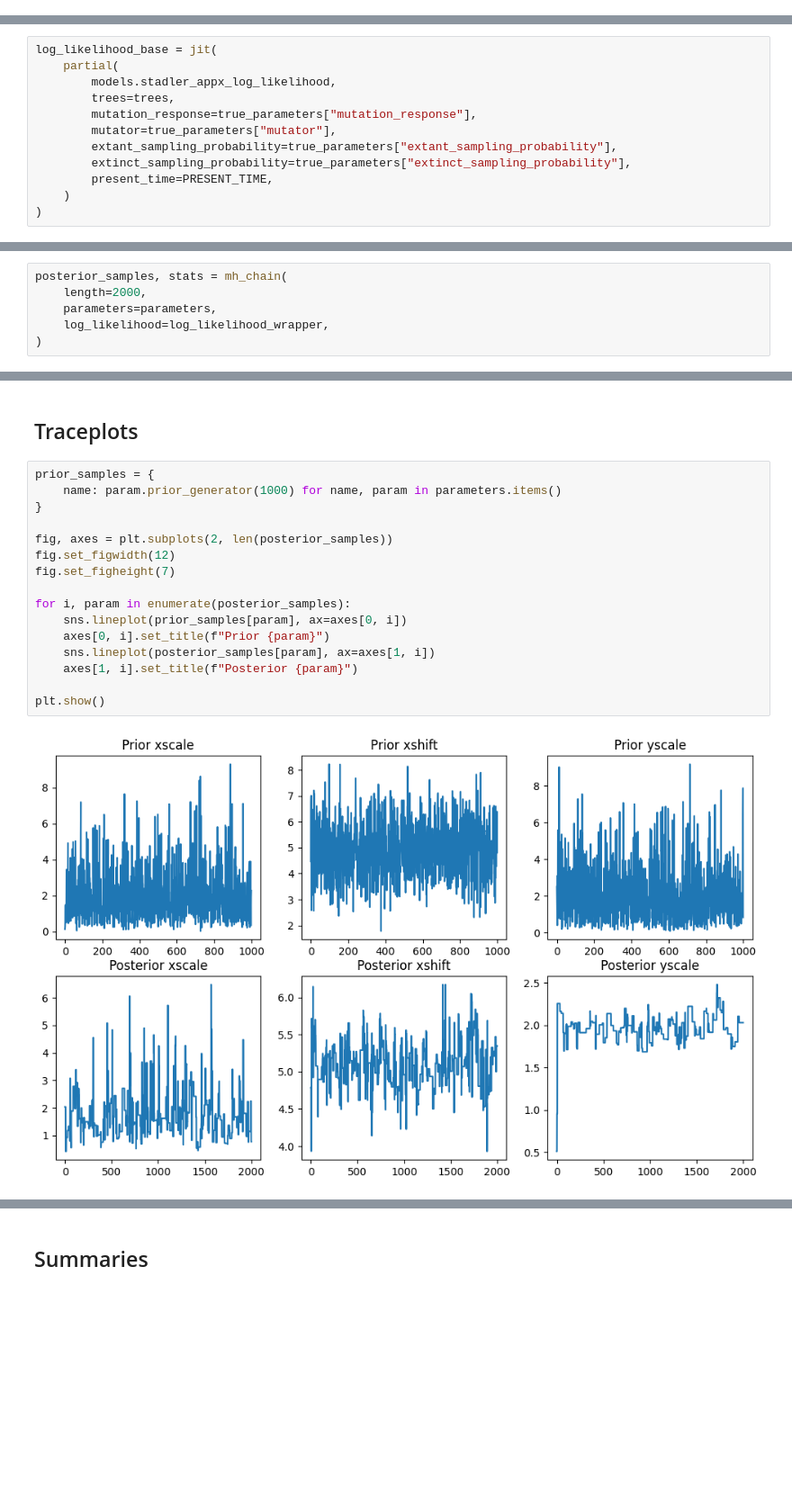
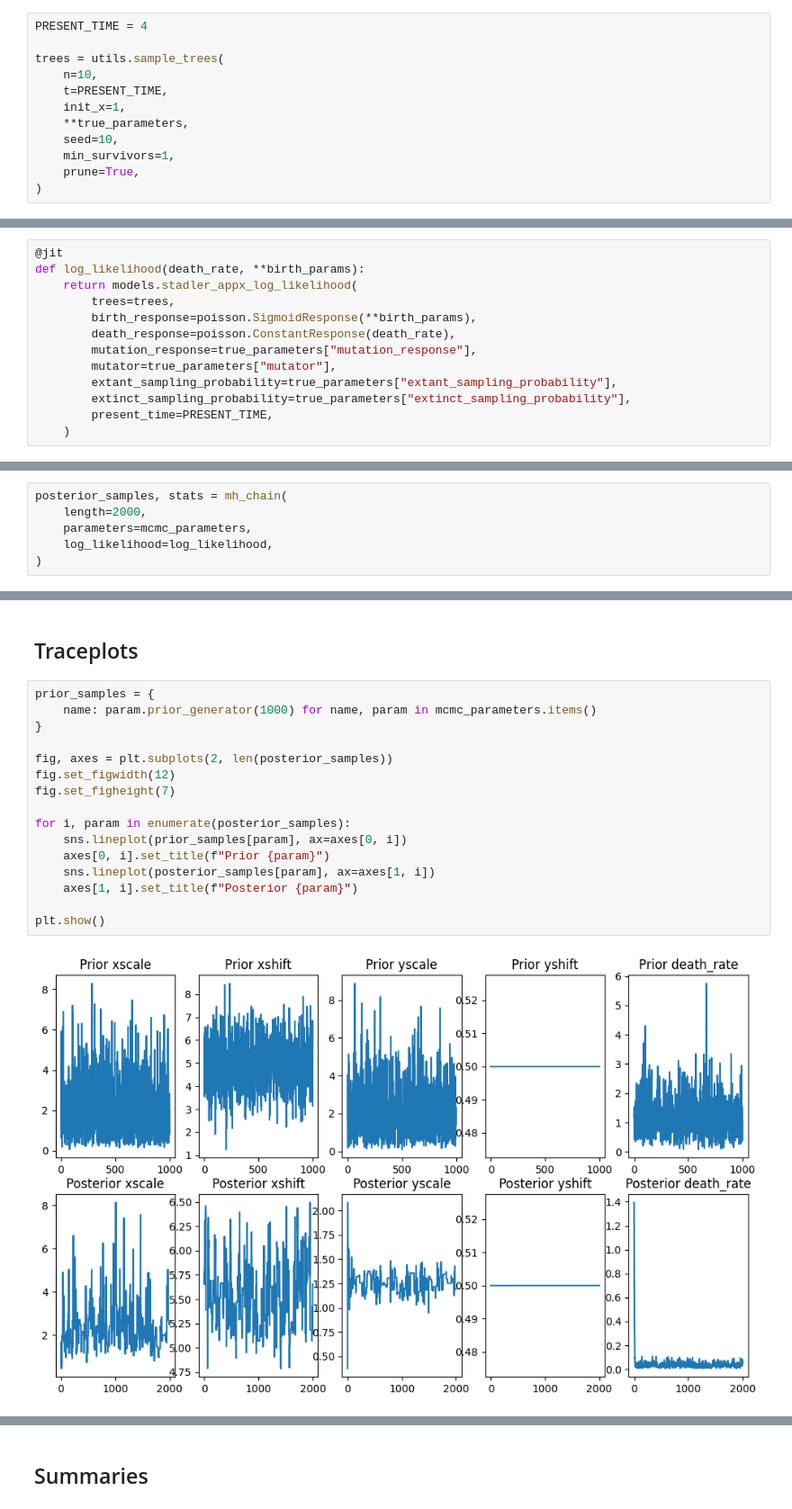
Before and after one commit to matsengrp/gcdyn, a Jupyter notebook: notebooks/inference/birth_death/mcmc-demo.ipynb, the cells around one changed output, grey strips where cells are left out. Shown at 90% size. Saved outputs shown, nothing was run; the diff lists cells and outputs as text; blank space fills up the shorter version.

Commit message:
Updated MCMC demo

```diff
--- a/notebooks/inference/birth_death/mcmc-demo.ipynb
+++ b/notebooks/inference/birth_death/mcmc-demo.ipynb
@@ -73,0 +48,12 @@ After pruning: average of 120.2 nodes per tree, over 10 trees.
+# %%
+PRESENT_TIME = 4
+
+trees = utils.sample_trees(
+    n=10,
+    t=PRESENT_TIME,
+    init_x=1,
+    **true_parameters,
+    seed=10,
+    min_survivors=1,
+    prune=True,
+)
@@ -113,12 +139,13 @@ First we create a jitted likelihood function which fixes the parameters we won't
 # %%
-log_likelihood_base = jit(
-    partial(
-        models.stadler_appx_log_likelihood,
+@jit
+def log_likelihood(death_rate, **birth_params):
+    return models.stadler_appx_log_likelihood(
         trees=trees,
+        birth_response=poisson.SigmoidResponse(**birth_params),
+        death_response=poisson.ConstantResponse(death_rate),
         mutation_response=true_parameters["mutation_response"],
         mutator=true_parameters["mutator"],
         extant_sampling_probability=true_parameters["extant_sampling_probability"],
         extinct_sampling_probability=true_parameters["extinct_sampling_probability"],
         present_time=PRESENT_TIME,
     )
-)
@@ -149,6 +154,6 @@ def log_likelihood_wrapper(**birth_params):
 # %%
 posterior_samples, stats = mh_chain(
     length=2000,
-    parameters=parameters,
-    log_likelihood=log_likelihood_wrapper,
+    parameters=mcmc_parameters,
+    log_likelihood=log_likelihood,
 )
@@ -156,22 +163,22 @@ posterior_samples, stats = mh_chain(
 ## Traceplots
 # %%
 prior_samples = {
-    name: param.prior_generator(1000) for name, param in parameters.items()
+    name: param.prior_generator(1000) for name, param in mcmc_parameters.items()
 }
 
 fig, axes = plt.subplots(2, len(posterior_samples))
 fig.set_figwidth(12)
 fig.set_figheight(7)
 
 for i, param in enumerate(posterior_samples):
     sns.lineplot(prior_samples[param], ax=axes[0, i])
     axes[0, i].set_title(f"Prior {param}")
     sns.lineplot(posterior_samples[param], ax=axes[1, i])
     axes[1, i].set_title(f"Posterior {param}")
 
 plt.show()
 # %% [output]
-[figure, old version]
+[figure, new version]
 # %%
 fig, axes = plt.subplots(len(stats))
 fig.set_figheight(9)
```
Also changed, not shown: parts of 13 cells of this notebook, 1 other file.
